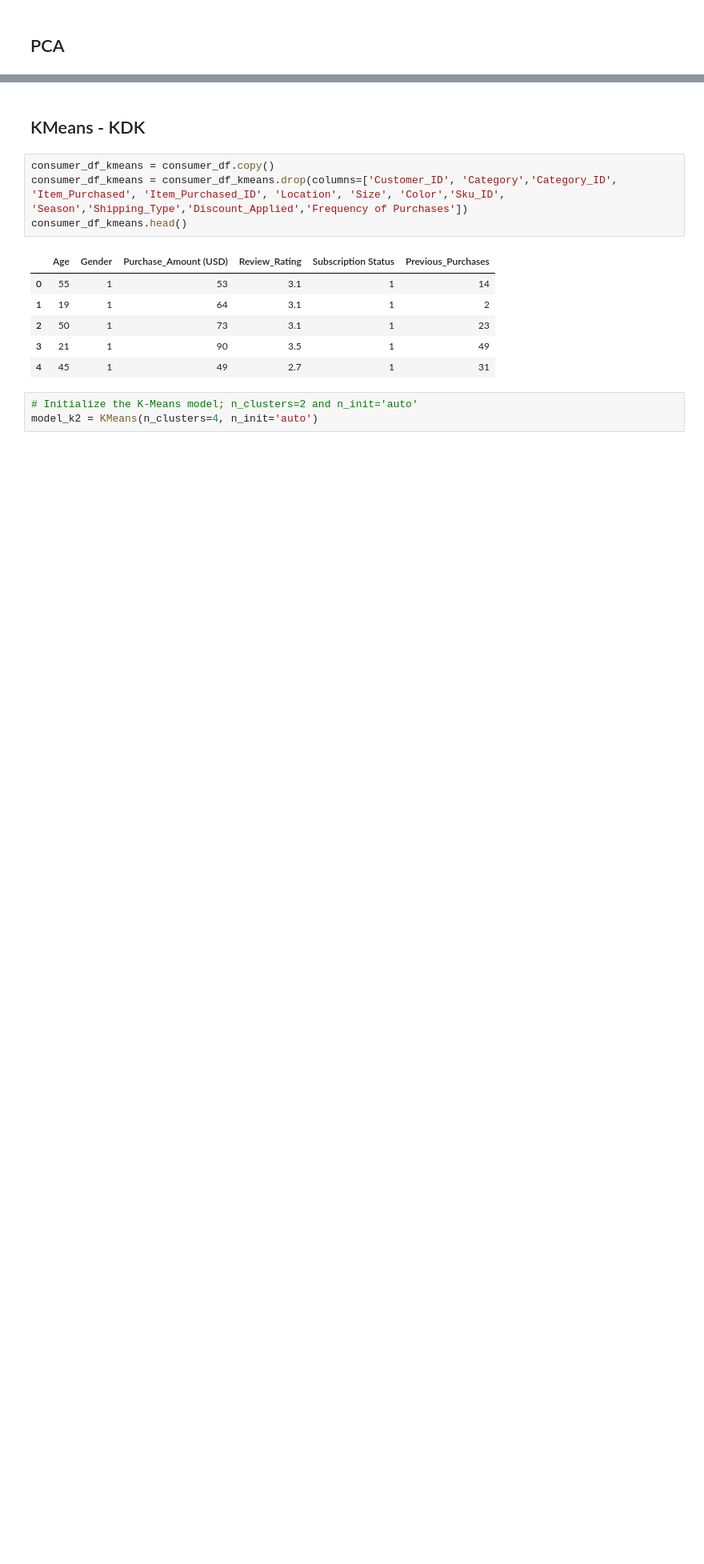
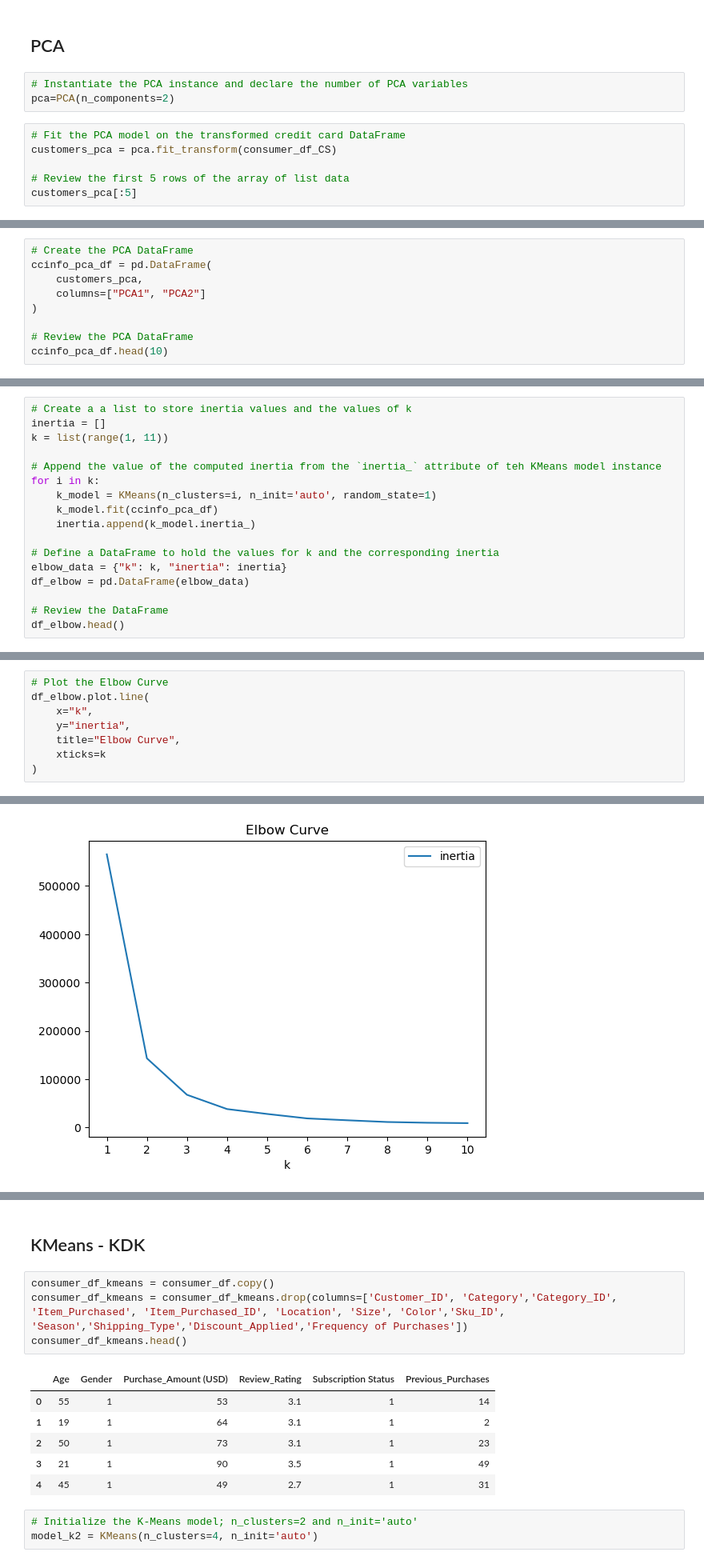
Before and after one commit to kylekerner/project2, a Jupyter notebook: project2.ipynb, the cells around one changed output, grey strips where cells are left out. Shown at 80% size. Cells and saved outputs as stored; diff of their text form; blank space fills up the shorter version.

```diff
--- a/project2.ipynb
+++ b/project2.ipynb
@@ -686,2 +718,11 @@ ValueError: Number of labels is 1. Valid values are 2 to n_samples - 1 (inclusiv
 # %% [markdown]
 ## PCA
+# %%
+# Instantiate the PCA instance and declare the number of PCA variables
+pca=PCA(n_components=2)
+# %%
+# Fit the PCA model on the transformed credit card DataFrame
+customers_pca = pca.fit_transform(consumer_df_CS)
+
+# Review the first 5 rows of the array of list data
+customers_pca[:5]
@@ -687,0 +740,9 @@ ValueError: Number of labels is 1. Valid values are 2 to n_samples - 1 (inclusiv
+# %%
+# Create the PCA DataFrame
+ccinfo_pca_df = pd.DataFrame(
+    customers_pca,
+    columns=["PCA1", "PCA2"]
+)
+
+# Review the PCA DataFrame
+ccinfo_pca_df.head(10)
@@ -687,0 +761,17 @@ ValueError: Number of labels is 1. Valid values are 2 to n_samples - 1 (inclusiv
+# %%
+# Create a a list to store inertia values and the values of k
+inertia = []
+k = list(range(1, 11))
+
+# Append the value of the computed inertia from the `inertia_` attribute of teh KMeans model instance
+for i in k:
+    k_model = KMeans(n_clusters=i, n_init='auto', random_state=1)
+    k_model.fit(ccinfo_pca_df)
+    inertia.append(k_model.inertia_)
+
+# Define a DataFrame to hold the values for k and the corresponding inertia
+elbow_data = {"k": k, "inertia": inertia}
+df_elbow = pd.DataFrame(elbow_data)
+
+# Review the DataFrame
+df_elbow.head()
@@ -687,0 +785,9 @@ ValueError: Number of labels is 1. Valid values are 2 to n_samples - 1 (inclusiv
+# %%
+# Plot the Elbow Curve
+df_elbow.plot.line(
+    x="k",
+    y="inertia",
+    title="Elbow Curve",
+    xticks=k
+)
+# %% [output]
@@ -687,0 +795 @@ ValueError: Number of labels is 1. Valid values are 2 to n_samples - 1 (inclusiv
+[figure, added]
```
Also changed, not shown: parts of 20 cells of this notebook.
